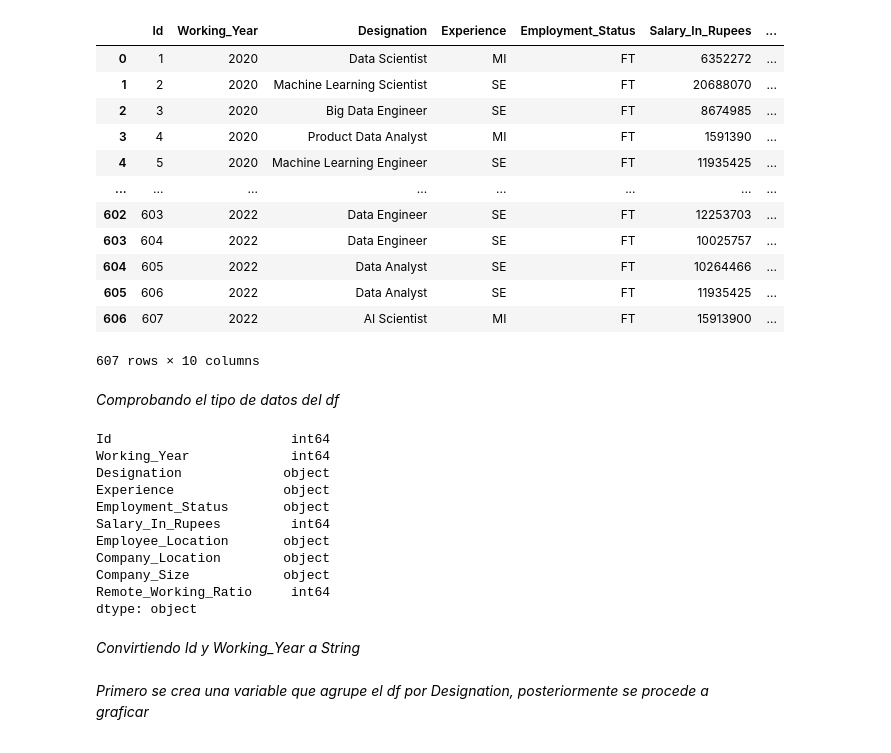
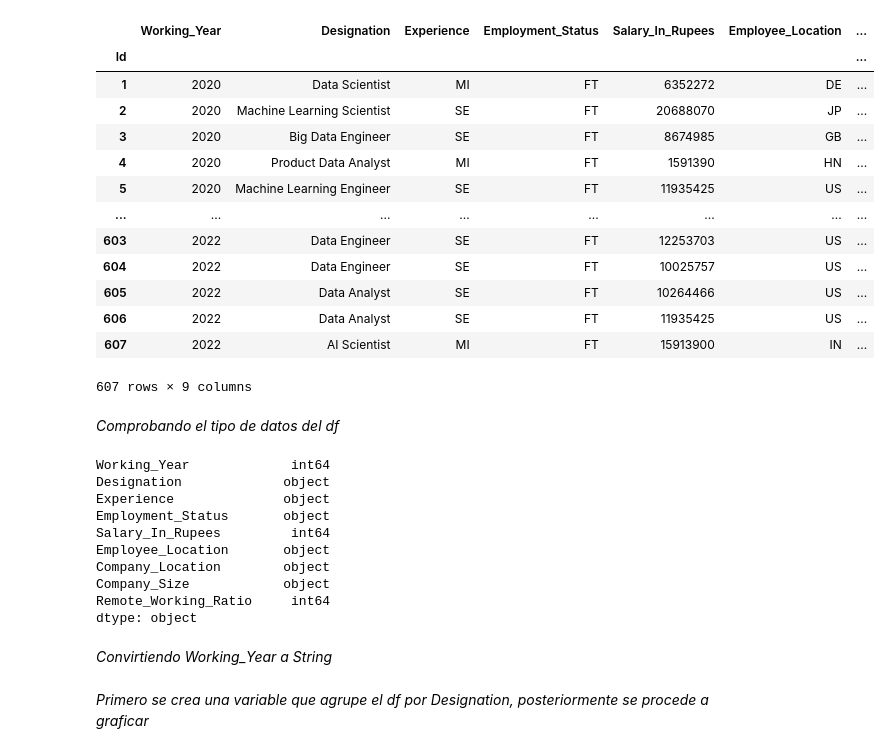
Before and after one commit to mrodriguez2000/Python, a Jupyter notebook: Visualización.ipynb, the cells around one changed output. Cells and saved outputs as stored; diff of their text form; code cells hidden in the pictures.

Commit message:
Nueva asignación de index y exportar datos a CSV

```diff
--- a/Visualización.ipynb
+++ b/Visualización.ipynb
@@ -4,28 +4,28 @@ import numpy as np
 import matplotlib.pyplot as plt
 import seaborn as sns
 # %%
-df = pd.read_excel("Datos.xlsx", sheet_name="Sheet1")
+df = pd.read_excel("Datos.xlsx", sheet_name="Sheet1", index_col="Id")
 df
 # %% [output]
-|  | Id | Working_Year | Designation | Experience | Employment_Status | Salary_In_Rupees | ... |
-| 0 | 1 | 2020 | Data Scientist | MI | FT | 6352272 | ... |
-| 1 | 2 | 2020 | Machine Learning Scientist | SE | FT | 20688070 | ... |
-| 2 | 3 | 2020 | Big Data Engineer | SE | FT | 8674985 | ... |
-| 3 | 4 | 2020 | Product Data Analyst | MI | FT | 1591390 | ... |
-| 4 | 5 | 2020 | Machine Learning Engineer | SE | FT | 11935425 | ... |
+|  | Working_Year | Designation | Experience | Employment_Status | Salary_In_Rupees | Employee_Location | ... |
+| Id |  |  |  |  |  |  | ... |
+| 1 | 2020 | Data Scientist | MI | FT | 6352272 | DE | ... |
+| 2 | 2020 | Machine Learning Scientist | SE | FT | 20688070 | JP | ... |
+| 3 | 2020 | Big Data Engineer | SE | FT | 8674985 | GB | ... |
+| 4 | 2020 | Product Data Analyst | MI | FT | 1591390 | HN | ... |
+| 5 | 2020 | Machine Learning Engineer | SE | FT | 11935425 | US | ... |
 | ... | ... | ... | ... | ... | ... | ... | ... |
-| 602 | 603 | 2022 | Data Engineer | SE | FT | 12253703 | ... |
-| 603 | 604 | 2022 | Data Engineer | SE | FT | 10025757 | ... |
-| 604 | 605 | 2022 | Data Analyst | SE | FT | 10264466 | ... |
-| 605 | 606 | 2022 | Data Analyst | SE | FT | 11935425 | ... |
-| 606 | 607 | 2022 | AI Scientist | MI | FT | 15913900 | ... |
+| 603 | 2022 | Data Engineer | SE | FT | 12253703 | US | ... |
+| 604 | 2022 | Data Engineer | SE | FT | 10025757 | US | ... |
+| 605 | 2022 | Data Analyst | SE | FT | 10264466 | US | ... |
+| 606 | 2022 | Data Analyst | SE | FT | 11935425 | US | ... |
+| 607 | 2022 | AI Scientist | MI | FT | 15913900 | IN | ... |
-607 rows × 10 columns
+607 rows × 9 columns
 # %% [markdown]
 *Comprobando el tipo de datos del df*
 # %%
 df.dtypes
 # %% [output]
-Id                       int64
 Working_Year             int64
 Designation             object
 Experience              object
@@ -37,5 +37,5 @@ Company_Size            object
 Remote_Working_Ratio     int64
 dtype: object
 # %% [markdown]
-*Convirtiendo Id y Working_Year a String*
+*Convirtiendo Working_Year a String*
 # %%
```
Also changed, not shown: parts of 7 cells of this notebook, 1 other file.
